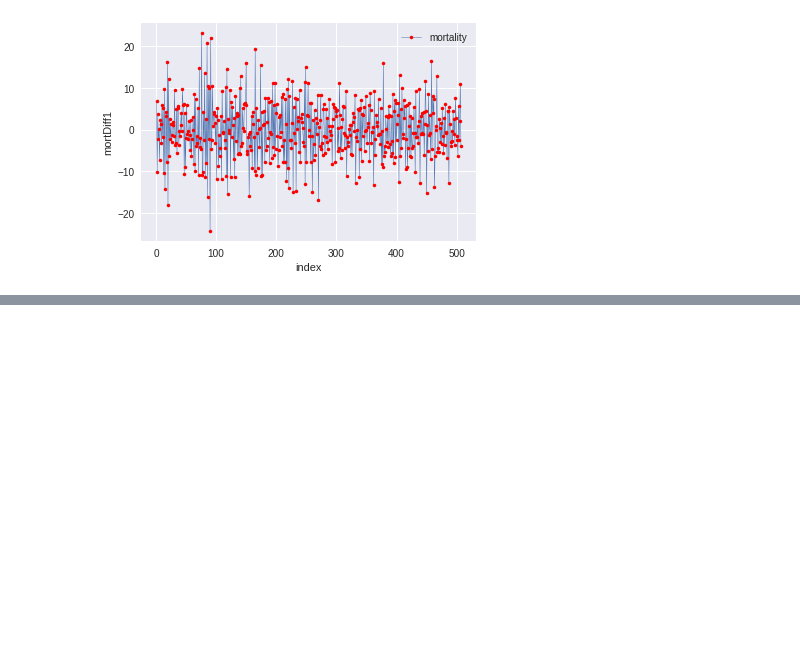
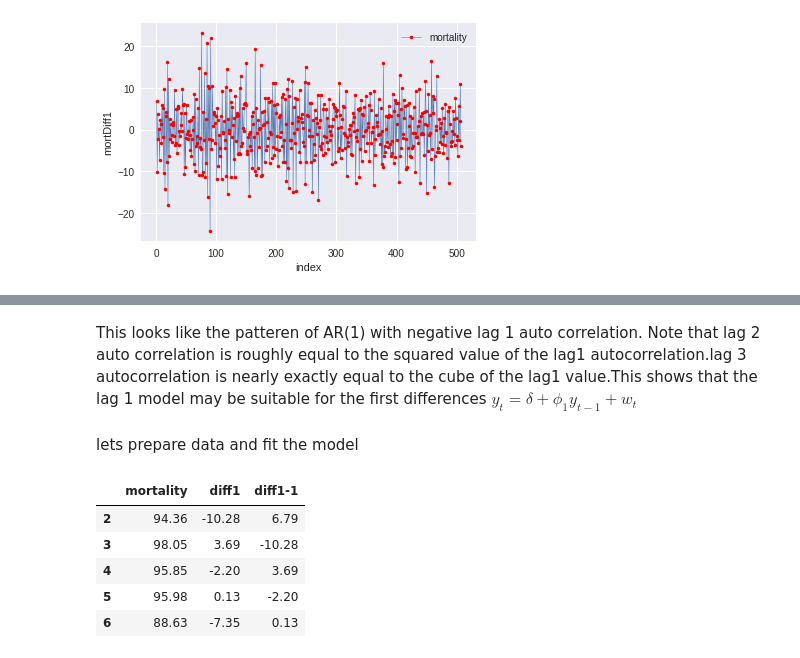
Before and after one commit to saurabh2086/timeSeriesAnalysis, a Jupyter notebook: Lesson 1- Time series basics.ipynb, the cells around one changed output, grey strips where cells are left out. Saved outputs shown, nothing was run; the diff lists cells and outputs as text; code cells hidden in the pictures; blank space fills up the shorter version.

```diff
--- a/Lesson 1- Time series basics.ipynb
+++ b/Lesson 1- Time series basics.ipynb
@@ -402,0 +415,16 @@ plt.show()
+# %% [markdown]
+This looks like the patteren of AR(1) with negative lag 1 auto correlation. Note that lag 2 auto correlation is roughly equal to the squared value of the lag1 autocorrelation.lag 3 autocorrelation is nearly exactly equal to the cube of the lag1 value.This shows that the lag 1 model may be suitable for the first differences $y_{t} = \delta + \phi_{1}y_{t-1}+w_{t}$
+# %% [markdown]
+lets prepare data and fit the model
+# %%
+cardio['diff1'] = cardio.diff()
+cardio['diff1-1'] = cardio.diff1.shift(1)
+df3 = cardio.dropna()
+df3.head()
+# %% [output]
+|  | mortality | diff1 | diff1-1 |
+| 2 | 94.36 | -10.28 | 6.79 |
+| 3 | 98.05 | 3.69 | -10.28 |
+| 4 | 95.85 | -2.20 | 3.69 |
+| 5 | 95.98 | 0.13 | -2.20 |
+| 6 | 88.63 | -7.35 | 0.13 |
```
Also changed, not shown: parts of 6 cells of this notebook.
